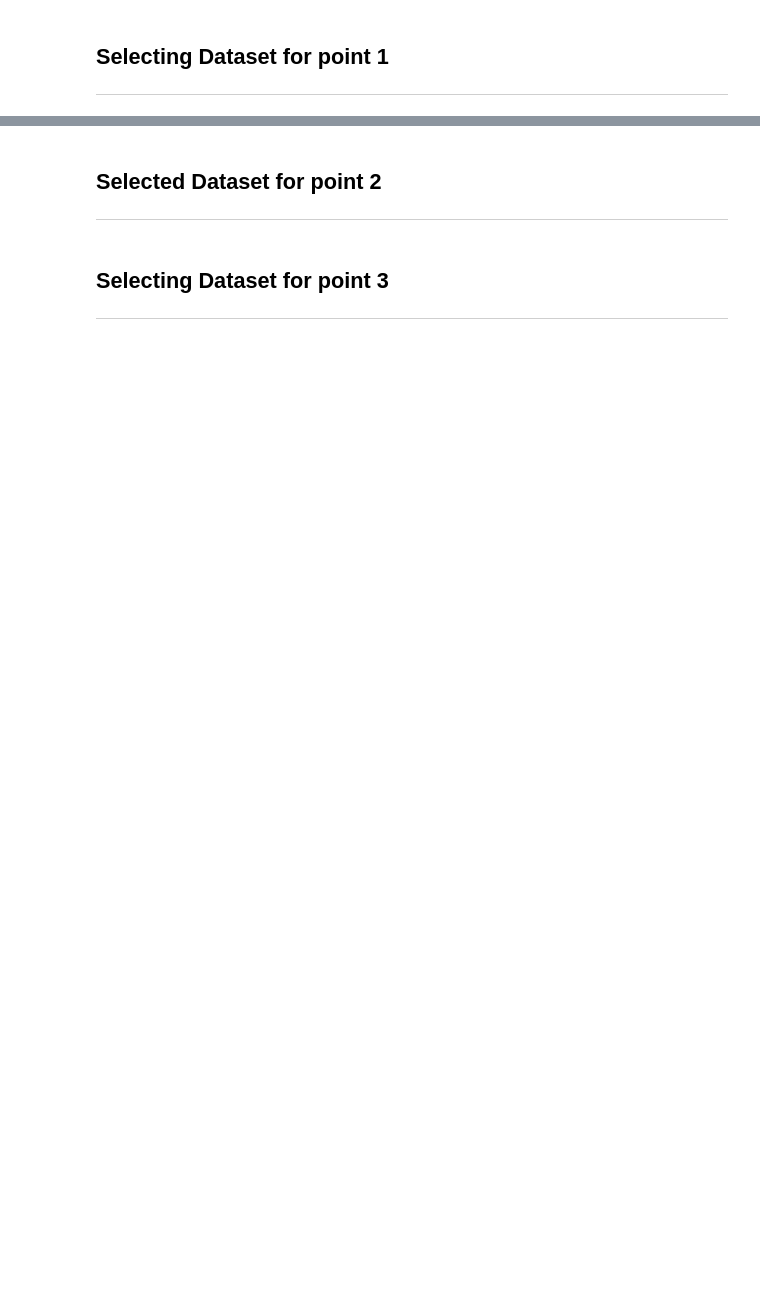
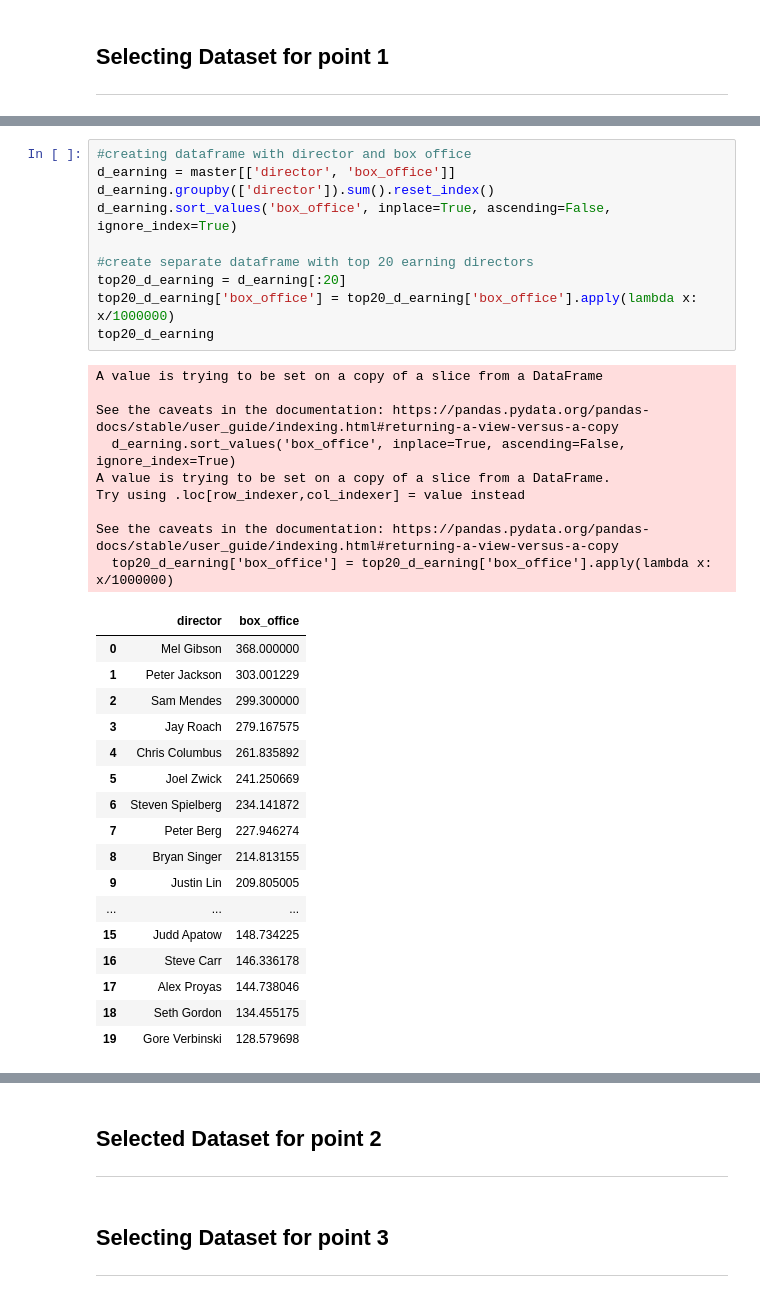
Before and after one commit to cleatw/Project1, a Jupyter notebook: Project 1 Notebook.ipynb, the cells around one changed output, grey strips where cells are left out. Saved outputs shown, nothing was run; the diff lists cells and outputs as text; blank space fills up the shorter version.

```diff
--- a/Project 1 Notebook.ipynb
+++ b/Project 1 Notebook.ipynb
@@ -262,0 +142,37 @@ top10_dgross
+# %%
+#creating dataframe with director and box office
+d_earning = master[['director', 'box_office']]
+d_earning.groupby(['director']).sum().reset_index()
+d_earning.sort_values('box_office', inplace=True, ascending=False, ignore_index=True)
+
+#create separate dataframe with top 20 earning directors
+top20_d_earning = d_earning[:20]
+top20_d_earning['box_office'] = top20_d_earning['box_office'].apply(lambda x: x/1000000)
+top20_d_earning
+# %% [output]
+A value is trying to be set on a copy of a slice from a DataFrame
+
+See the caveats in the documentation: https://pandas.pydata.org/pandas-docs/stable/user_guide/indexing.html#returning-a-view-versus-a-copy
+  d_earning.sort_values('box_office', inplace=True, ascending=False, ignore_index=True)
+A value is trying to be set on a copy of a slice from a DataFrame.
+Try using .loc[row_indexer,col_indexer] = value instead
+
+See the caveats in the documentation: https://pandas.pydata.org/pandas-docs/stable/user_guide/indexing.html#returning-a-view-versus-a-copy
+  top20_d_earning['box_office'] = top20_d_earning['box_office'].apply(lambda x: x/1000000)
+|  | director | box_office |
+| 0 | Mel Gibson | 368.000000 |
+| 1 | Peter Jackson | 303.001229 |
+| 2 | Sam Mendes | 299.300000 |
+| 3 | Jay Roach | 279.167575 |
+| 4 | Chris Columbus | 261.835892 |
+| 5 | Joel Zwick | 241.250669 |
+| 6 | Steven Spielberg | 234.141872 |
+| 7 | Peter Berg | 227.946274 |
+| 8 | Bryan Singer | 214.813155 |
+| 9 | Justin Lin | 209.805005 |
+| ... | ... | ... |
+| 15 | Judd Apatow | 148.734225 |
+| 16 | Steve Carr | 146.336178 |
+| 17 | Alex Proyas | 144.738046 |
+| 18 | Seth Gordon | 134.455175 |
+| 19 | Gore Verbinski | 128.579698 |
```
Also changed, not shown: parts of 28 cells of this notebook.
